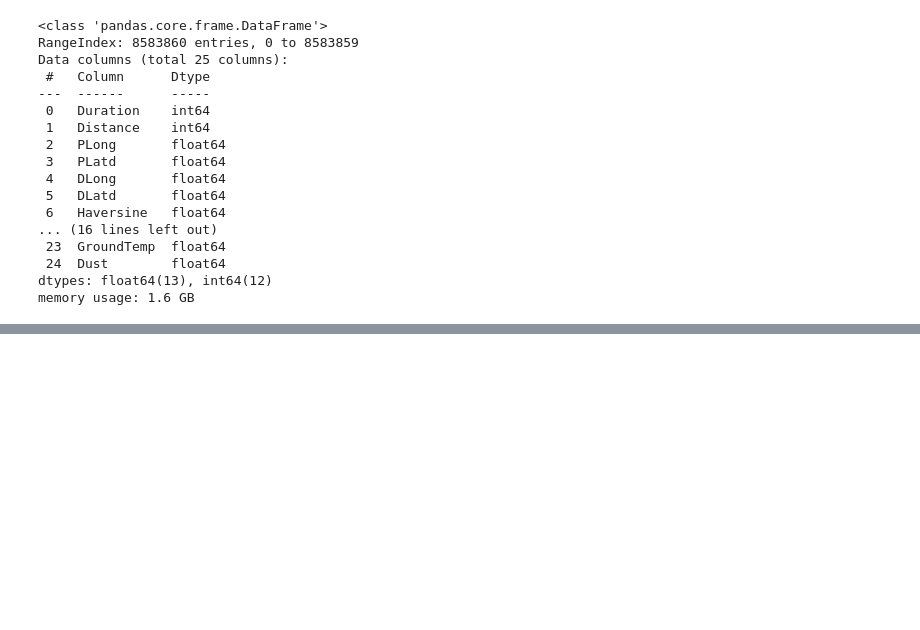
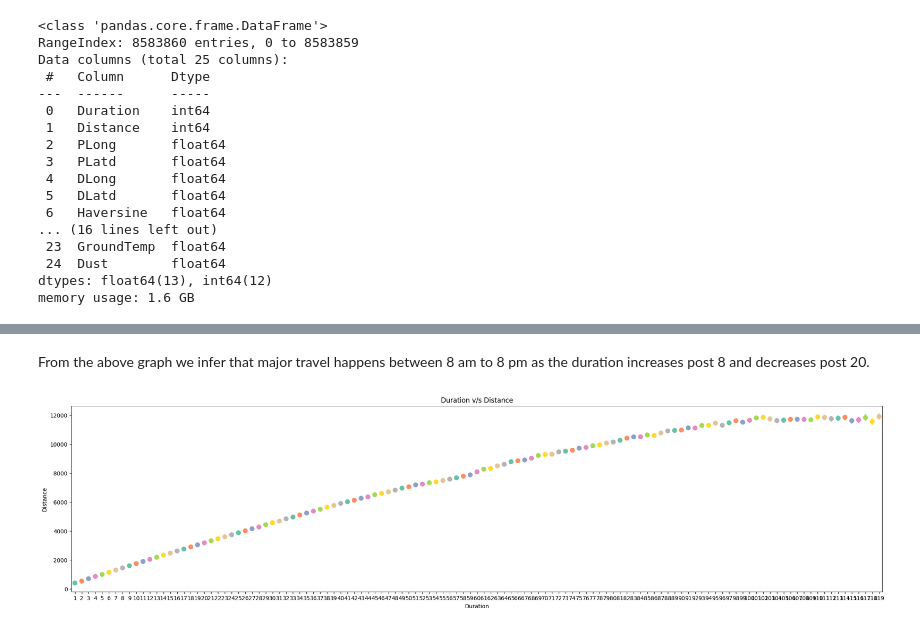
Before and after one commit to dp2292/CP01-Data-Alchemists, a Jupyter notebook: CP01.ipynb, the cells around one changed output, grey strips where cells are left out. Cells and saved outputs as stored; diff of their text form; code cells hidden in the pictures; blank space fills up the shorter version.

```diff
--- a/CP01.ipynb
+++ b/CP01.ipynb
@@ -71,0 +72,8 @@ memory usage: 1.6 GB
+# %% [markdown]
+From the above graph we infer that major travel happens between 8 am to 8 pm as the duration increases post 8 and decreases post 20.
+# %%
+plt.figure(figsize=(26,6))
+sns.pointplot(x = "Duration", y = "Distance",data=df1, palette= sns.color_palette("Set2")).set(
+    title="Duration v/s Distance");
+# %% [output]
+[figure, added]
```
Also changed, not shown: parts of 16 cells of this notebook.
